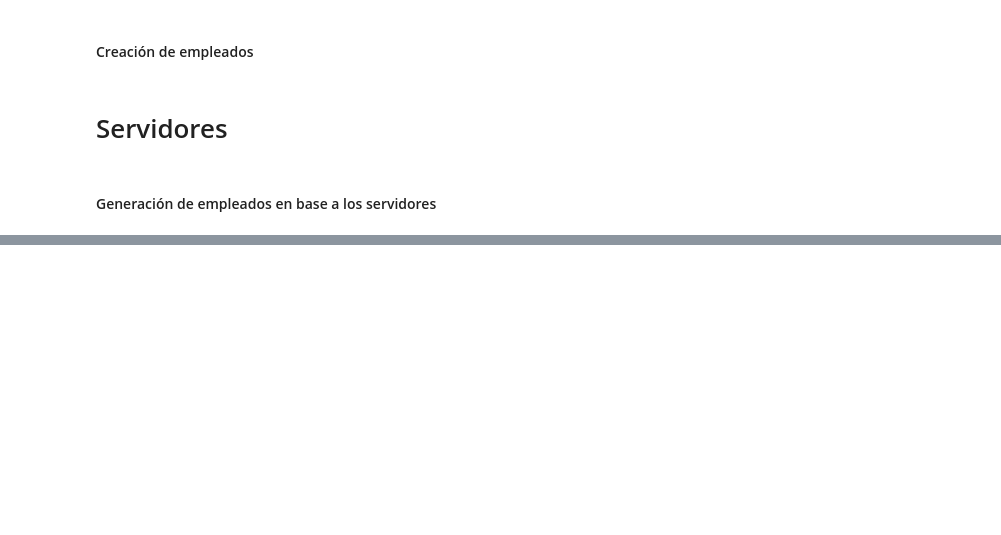
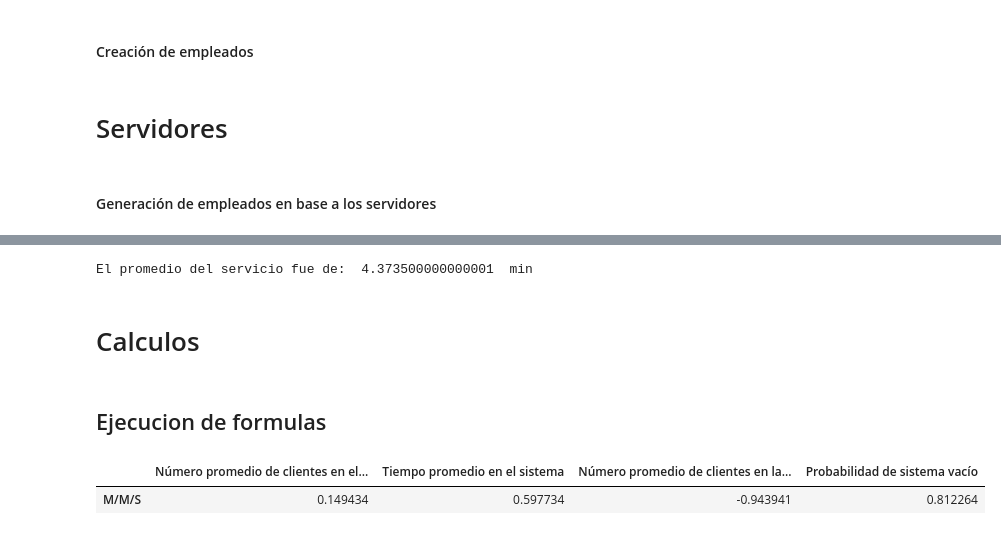
Before and after one commit to cmmz22173/SimuladorCineTeoriaSimulacion, a Jupyter notebook: Simulacion de cine.ipynb, the cells around one changed output, grey strips where cells are left out. Saved outputs shown, nothing was run; the diff lists cells and outputs as text; code cells hidden in the pictures; blank space fills up the shorter version.

```diff
--- a/Simulacion de cine.ipynb
+++ b/Simulacion de cine.ipynb
@@ -254,0 +256,15 @@ df_resultados_simulacion.to_excel('datos_resultados.xlsx', index=False)
+# %%
+#-----------------------------------------------------------------------------------------------------------------------
+# Calcular el promedio de tiempo por persona
+promedio_ServicioCliente = df_resultados_simulacion.groupby('Id_Persona')['Tiempo_Total_Servicio(Ts)'].mean().reset_index()
+
+#Punto 7
+promedio_Total_TS= df_resultados_simulacion['Tiempo_Total_Servicio(Ts)'].mean()
+#--------------------------------------------------------------------------------------------------------------------------
+
+#print(promedio_ServicioCliente)
+print("El promedio del servicio fue de: ", promedio_Total_TS, " min")
+# %% [output]
+El promedio del servicio fue de:  4.373500000000001  min
+# %% [markdown]
+# Calculos
@@ -254,0 +329,49 @@ df_resultados_simulacion.to_excel('datos_resultados.xlsx', index=False)
+# %% [markdown]
+## Ejecucion de formulas
+# %%
+lam=1/tiempo_llegada
+mu=1/promedio_Total_TS
+s=num_servidores
+
+if num_servidores == 1:
+
+
+        # Calcular todas las métricas
+        results = {
+            "Número promedio de clientes en el sistema": mm1_avg_customers(lam, mu),
+            "Tiempo total en el sistema": mm1_total_time(lam, mu),
+            "Utilización del sistema": mm1_system_utilization(lam, mu),
+            "Número promedio de clientes en la fila": mm1_avg_waiting_customers(lam, mu),
+            "Probabilidad de sistema vacío": mm1_empty_system_probability(lam, mu)
+        }
+
+        # Crear DataFrame
+        results_df = pd.DataFrame(results, index=["M/M/1"])
+
+        # Mostrar la tabla
+        display(results_df)
+
+        # Guardar en Excel
+        results_df.to_excel('resultados_modelo.xlsx', index=True)
+
+elif num_servidores >= 2:
+
+        # Calcular todas las métricas
+        results = {
+            "Número promedio de clientes en el sistema": mms_avg_customers(lam, mu, s),
+            "Tiempo promedio en el sistema": mms_avg_time(lam, mu, s),
+            "Número promedio de clientes en la fila": mms_avg_waiting_customers(lam, mu, s),
+            "Probabilidad de sistema vacío": mms_empty_system_probability(lam, mu, s)
+        }
+
+        # Crear DataFrame
+        results_df = pd.DataFrame(results, index=["M/M/S"])
+
+        # Mostrar la tabla
+        display(results_df)
+
+        # Guardar en Excel
+        results_df.to_excel('resultados_modelo.xlsx', index=True)
+# %% [output]
+|  | Número promedio de clientes en el... | Tiempo promedio en el sistema | Número promedio de clientes en la... | Probabilidad de sistema vacío |
+| M/M/S | 0.149434 | 0.597734 | -0.943941 | 0.812264 |
```
Also changed, not shown: parts of 20 cells of this notebook.
